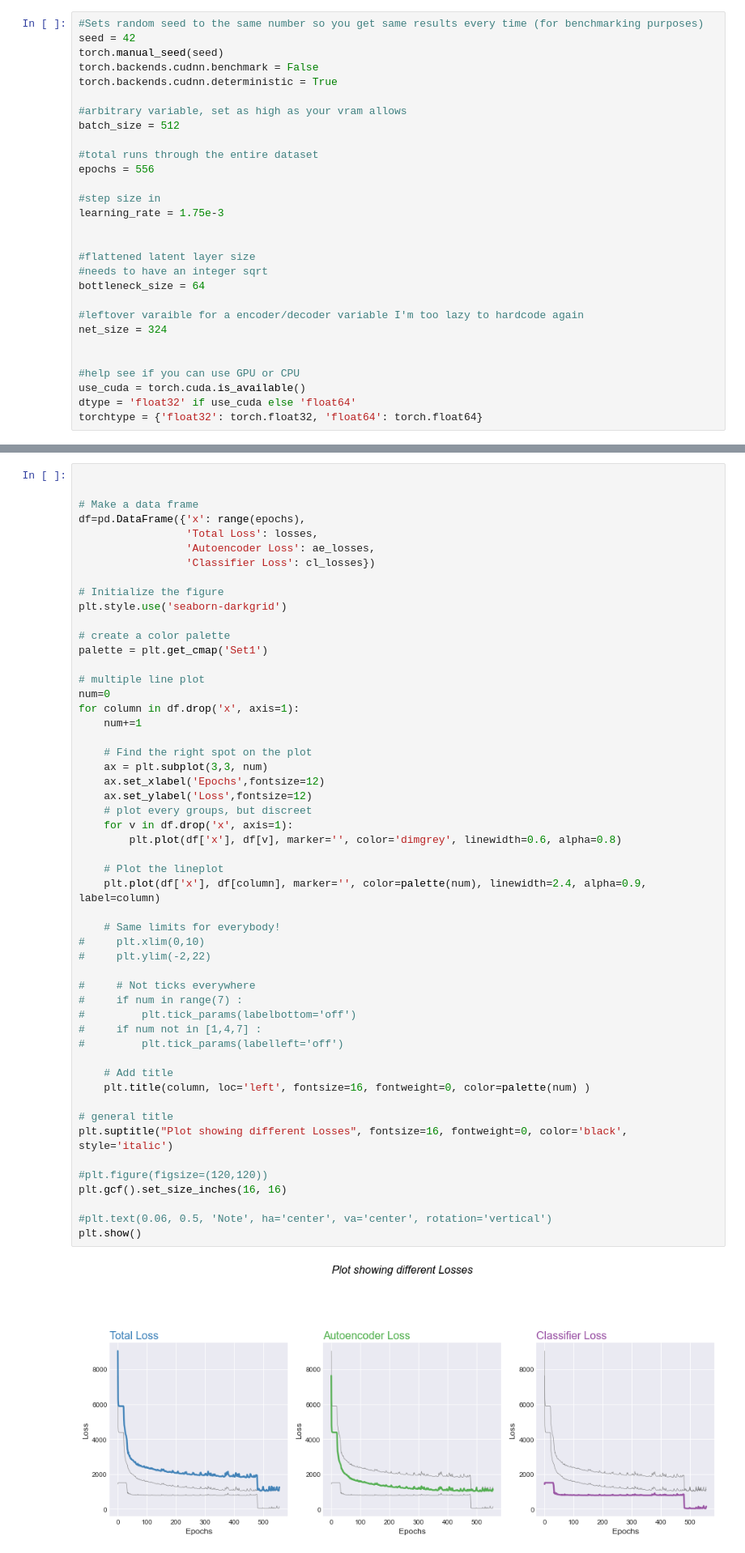
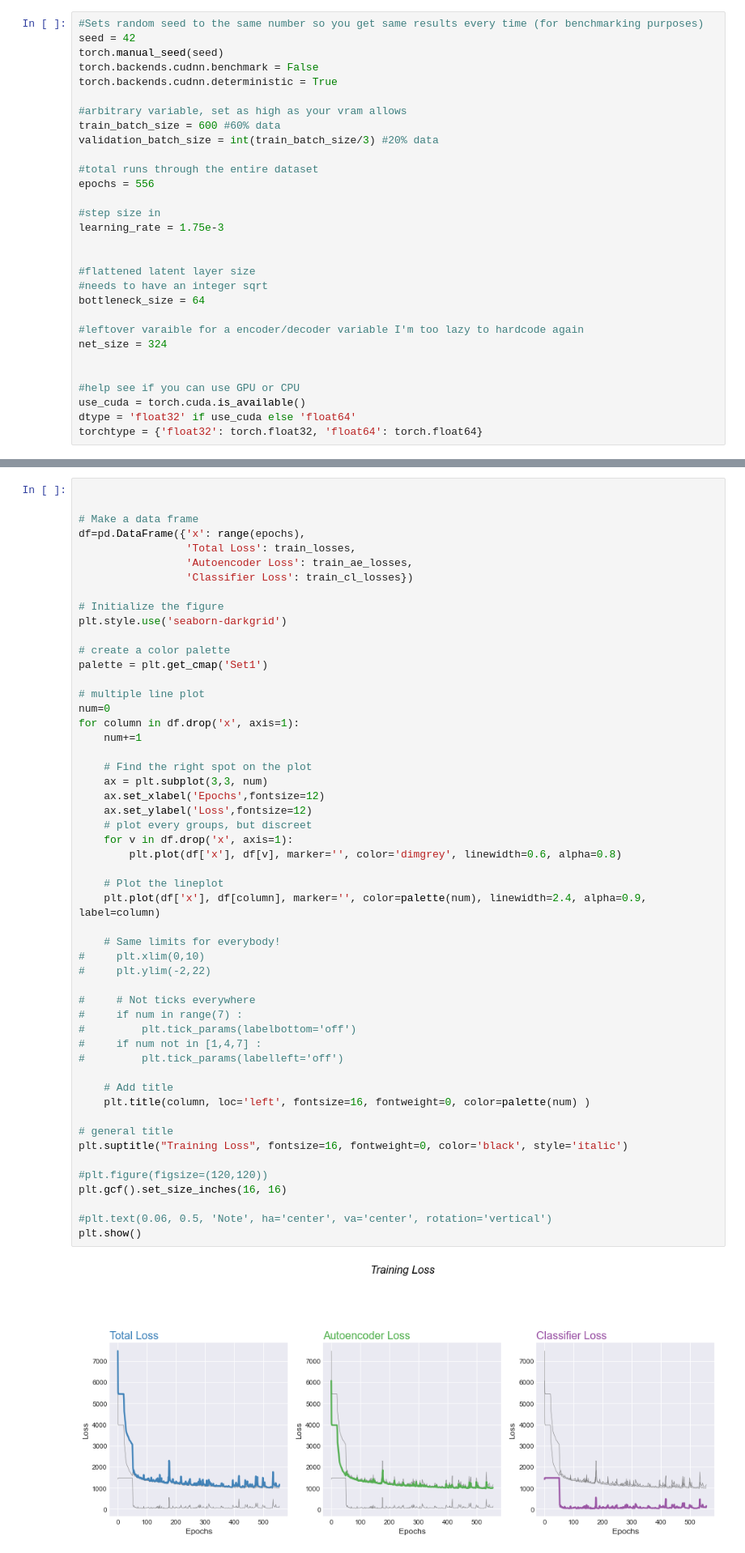
Before and after one commit to Alexandara/Representation_Learning_Transformations, a Jupyter notebook: Autoencoder and Kmeans.ipynb, the cells around one changed output, grey strips where cells are left out. Shown: that part at 81% size. Cells and saved outputs as stored; diff of their text form.

Commit message:
Added validation data & graphs

```diff
--- a/Autoencoder and Kmeans.ipynb
+++ b/Autoencoder and Kmeans.ipynb
@@ -67,7 +68,8 @@ torch.backends.cudnn.benchmark = False
 torch.backends.cudnn.deterministic = True
 
 #arbitrary variable, set as high as your vram allows
-batch_size = 512
+train_batch_size = 600 #60% data
+validation_batch_size = int(train_batch_size/3) #20% data
 
 #total runs through the entire dataset
 epochs = 556
@@ -431,9 +508,9 @@ for epoch in pbar:
 
 # Make a data frame
 df=pd.DataFrame({'x': range(epochs),
-                 'Total Loss': losses,
-                 'Autoencoder Loss': ae_losses,
-                 'Classifier Loss': cl_losses})
+                 'Total Loss': train_losses,
+                 'Autoencoder Loss': train_ae_losses,
+                 'Classifier Loss': train_cl_losses})
 
 # Initialize the figure
 plt.style.use('seaborn-darkgrid')
@@ -451,32 +528,32 @@ for column in df.drop('x', axis=1):
     ax.set_xlabel('Epochs',fontsize=12)
     ax.set_ylabel('Loss',fontsize=12)
     # plot every groups, but discreet
     for v in df.drop('x', axis=1):
         plt.plot(df['x'], df[v], marker='', color='dimgrey', linewidth=0.6, alpha=0.8)
 
     # Plot the lineplot
     plt.plot(df['x'], df[column], marker='', color=palette(num), linewidth=2.4, alpha=0.9, label=column)
 
     # Same limits for everybody!
 #     plt.xlim(0,10)
 #     plt.ylim(-2,22)
 
 #     # Not ticks everywhere
 #     if num in range(7) :
 #         plt.tick_params(labelbottom='off')
 #     if num not in [1,4,7] :
 #         plt.tick_params(labelleft='off')
 
     # Add title
     plt.title(column, loc='left', fontsize=16, fontweight=0, color=palette(num) )
 
 # general title
-plt.suptitle("Plot showing different Losses", fontsize=16, fontweight=0, color='black', style='italic')
+plt.suptitle("Training Loss", fontsize=16, fontweight=0, color='black', style='italic')
 
 #plt.figure(figsize=(120,120))
 plt.gcf().set_size_inches(16, 16)
 
 #plt.text(0.06, 0.5, 'Note', ha='center', va='center', rotation='vertical')
 plt.show()
 # %% [output]
-[figure, old version]
+[figure, new version]
```
Also changed, not shown: parts of 8 cells of this notebook.
